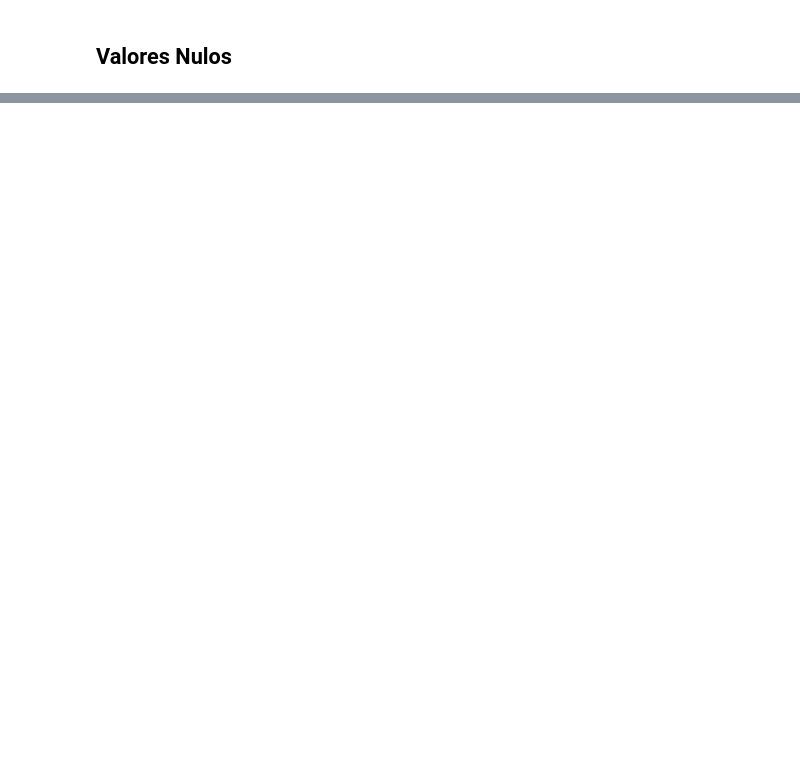
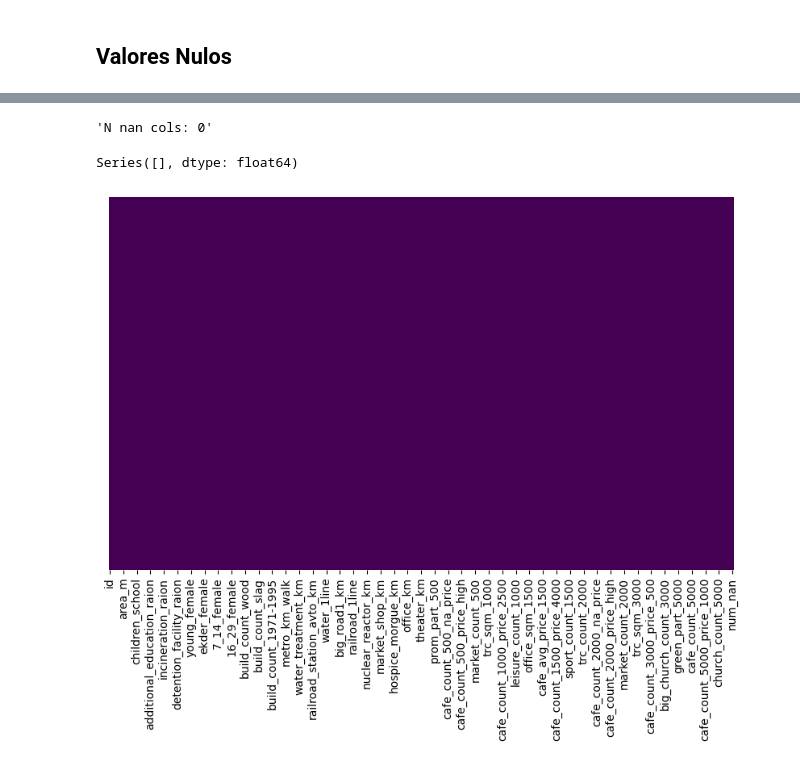
Before and after one commit to Ironhack-Data-Madrid-Julio-2023/apuntes_clase, a Jupyter notebook: semana_2/4.1 - Data Cleaning 2.ipynb, the cells around one changed output, grey strips where cells are left out. Drawn from its saved outputs; the diff is of its cells as text; code cells hidden in the pictures; blank space fills up the shorter version.

```diff
--- a/semana_2/4.1 - Data Cleaning 2.ipynb
+++ b/semana_2/4.1 - Data Cleaning 2.ipynb
@@ -839,0 +1007,2 @@ df.describe(include='all').T.head()
+# %%
+df.fillna(df.median(), inplace=True)
@@ -839,0 +1017,6 @@ df.describe(include='all').T.head()
+# %%
+check_nan(df)
+# %% [output]
+'N nan cols: 0'
+Series([], dtype: float64)
+[figure, added]
```
Also changed, not shown: parts of 23 cells of this notebook.
